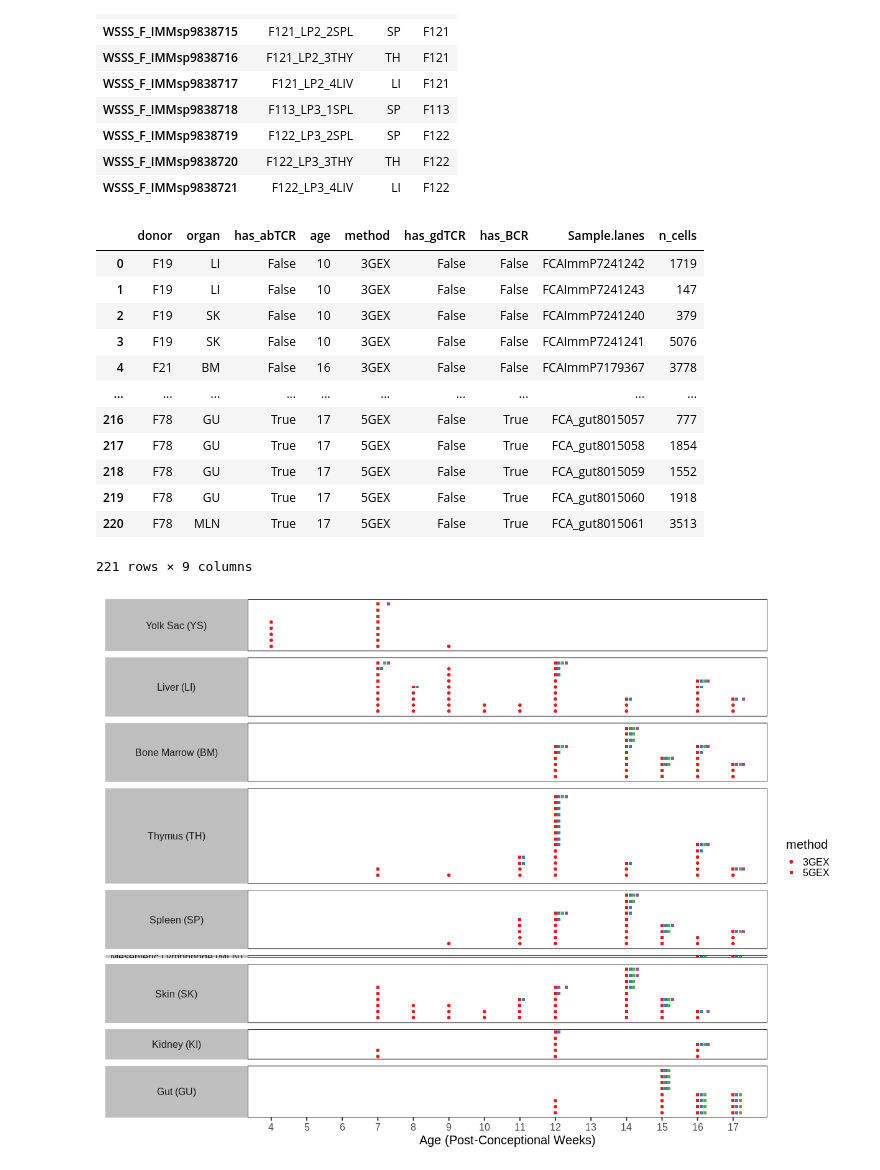
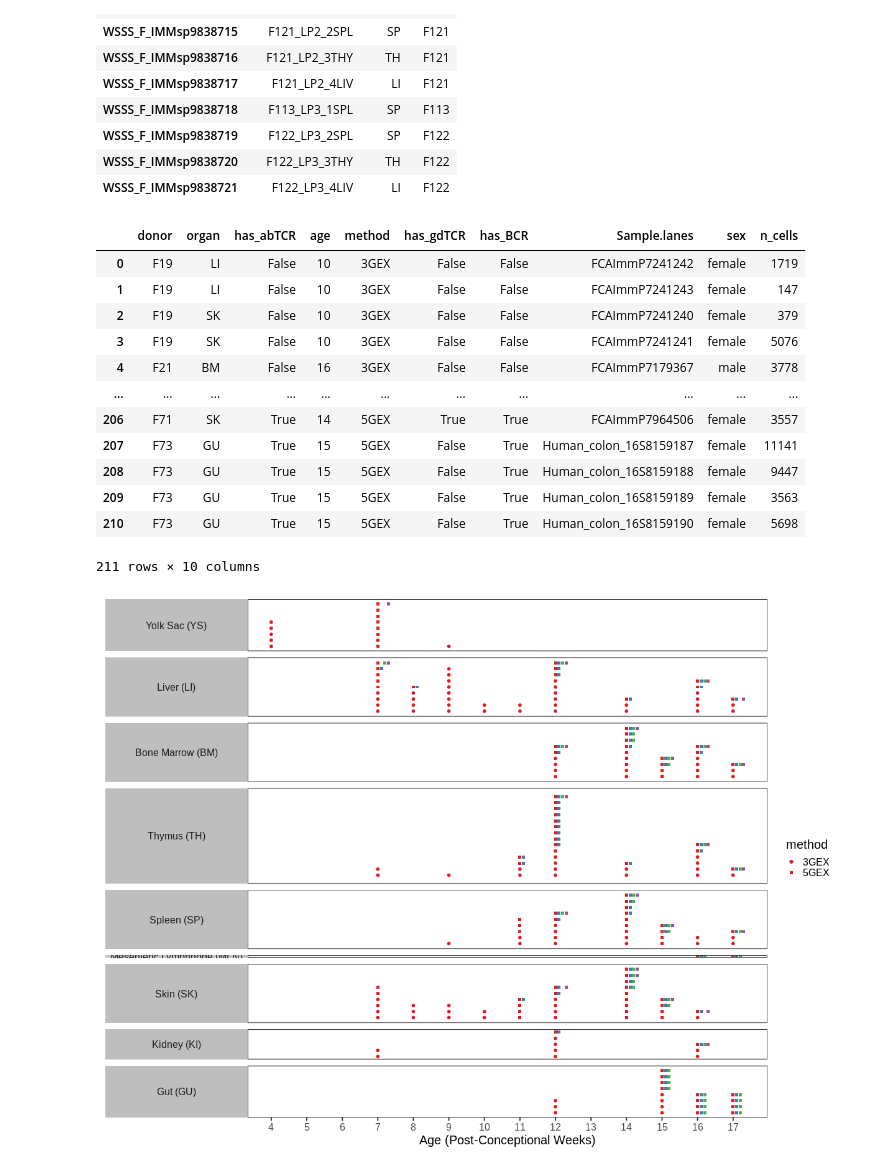
Before and after one commit to Teichlab/Pan_fetal_immune, a Jupyter notebook: src/1_PFI_merging/20210428_datasetPlots.ipynb, the cells around one changed output. Cells and saved outputs as stored; diff of their text form; code cells hidden in the pictures.

```diff
--- a/src/1_PFI_merging/20210428_datasetPlots.ipynb
+++ b/src/1_PFI_merging/20210428_datasetPlots.ipynb
@@ -351,22 +360,22 @@ new_obs["has_abTCR"] = new_obs["Sample.lanes"].isin(has_abTCR)
 new_obs["has_gdTCR"] = new_obs["Sample.lanes"].isin(has_gdTCR)
 new_obs["has_BCR"] = new_obs["Sample.lanes"].isin(has_BCR)
 # %%
-sample_cols = ["donor", "organ", 'has_abTCR', 'age', "method", "has_gdTCR", "has_BCR", "Sample.lanes"]
+sample_cols = ["donor", "organ", 'has_abTCR', 'age', "method", "has_gdTCR", "has_BCR", "Sample.lanes", 'sex']
 sample_obs = new_obs[sample_cols +['index']].groupby(sample_cols).count().reset_index()
 sample_obs.columns = sample_cols + ['n_cells']
 sample_obs
 # %% [output]
-|  | donor | organ | has_abTCR | age | method | has_gdTCR | has_BCR | Sample.lanes | n_cells |
-| 0 | F19 | LI | False | 10 | 3GEX | False | False | FCAImmP7241242 | 1719 |
-| 1 | F19 | LI | False | 10 | 3GEX | False | False | FCAImmP7241243 | 147 |
-| 2 | F19 | SK | False | 10 | 3GEX | False | False | FCAImmP7241240 | 379 |
-| 3 | F19 | SK | False | 10 | 3GEX | False | False | FCAImmP7241241 | 5076 |
-| 4 | F21 | BM | False | 16 | 3GEX | False | False | FCAImmP7179367 | 3778 |
-| ... | ... | ... | ... | ... | ... | ... | ... | ... | ... |
-| 216 | F78 | GU | True | 17 | 5GEX | False | True | FCA_gut8015057 | 777 |
-| 217 | F78 | GU | True | 17 | 5GEX | False | True | FCA_gut8015058 | 1854 |
-| 218 | F78 | GU | True | 17 | 5GEX | False | True | FCA_gut8015059 | 1552 |
-| 219 | F78 | GU | True | 17 | 5GEX | False | True | FCA_gut8015060 | 1918 |
-| 220 | F78 | MLN | True | 17 | 5GEX | False | True | FCA_gut8015061 | 3513 |
+|  | donor | organ | has_abTCR | age | method | has_gdTCR | has_BCR | Sample.lanes | sex | n_cells |
+| 0 | F19 | LI | False | 10 | 3GEX | False | False | FCAImmP7241242 | female | 1719 |
+| 1 | F19 | LI | False | 10 | 3GEX | False | False | FCAImmP7241243 | female | 147 |
+| 2 | F19 | SK | False | 10 | 3GEX | False | False | FCAImmP7241240 | female | 379 |
+| 3 | F19 | SK | False | 10 | 3GEX | False | False | FCAImmP7241241 | female | 5076 |
+| 4 | F21 | BM | False | 16 | 3GEX | False | False | FCAImmP7179367 | male | 3778 |
+| ... | ... | ... | ... | ... | ... | ... | ... | ... | ... | ... |
+| 206 | F71 | SK | True | 14 | 5GEX | True | True | FCAImmP7964506 | female | 3557 |
+| 207 | F73 | GU | True | 15 | 5GEX | False | True | Human_colon_16S8159187 | female | 11141 |
+| 208 | F73 | GU | True | 15 | 5GEX | False | True | Human_colon_16S8159188 | female | 9447 |
+| 209 | F73 | GU | True | 15 | 5GEX | False | True | Human_colon_16S8159189 | female | 3563 |
+| 210 | F73 | GU | True | 15 | 5GEX | False | True | Human_colon_16S8159190 | female | 5698 |
-221 rows × 9 columns
+211 rows × 10 columns
 # %%
```
Also changed, not shown: parts of 13 cells of this notebook, 7 other files.
